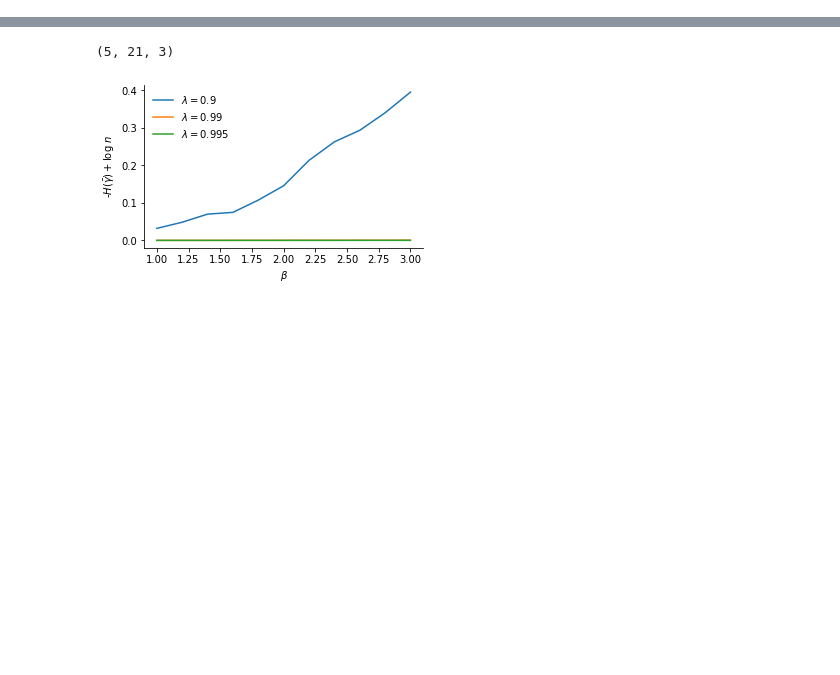
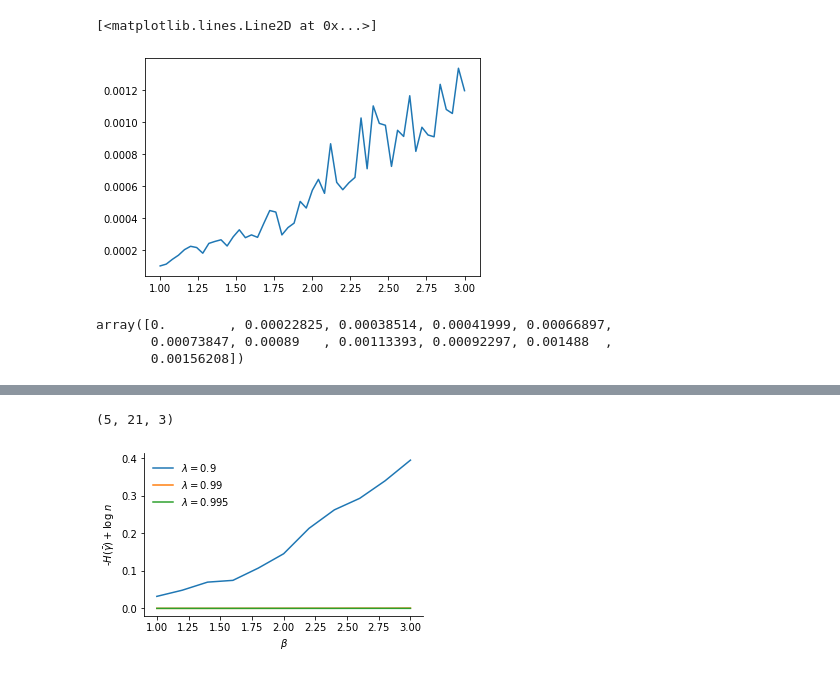
Before and after one commit to PhilChodrow/prestige_reinforcement, a Jupyter notebook: descriptives.ipynb, the cells around one changed output, grey strips where cells are left out. Cells and saved outputs as stored; diff of their text form; code cells hidden in the pictures; blank space fills up the shorter version.

```diff
--- a/descriptives.ipynb
+++ b/descriptives.ipynb
@@ -135,0 +116,30 @@ for i in range(n):
+# %%
+n_space = 51
+
+order = np.zeros(n_space)
+
+i = 0
+
+for beta in np.linspace(1, 3, n_space):
+
+    n = 70                              # this many department
+    lam = .95                          # memory param
+    n_rounds = 500                   # simulation length
+
+    A0 = np.random.randint(low = 1, high = 10, size = (n,n))                # asymmetric initial condition
+
+    methods = ['stochastic'] # use both methods
+
+    # create fig and axes
+
+        # do the simulation
+    v = simulate(n = n,
+                 beta = beta,
+                 lam = lam,
+                 n_rounds = n_rounds,
+                 update_interval = 1,
+                 A0 = A0,
+                 method = 'stochastic')
+    order[i] = np.var(v[250:,], axis = 0).mean()
+    i += 1
+    print(beta, np.var(v[250:,], axis = 0).mean())
@@ -135,0 +164,11 @@ for i in range(n):
+# %%
+plt.plot(np.linspace(1,3, n_space), order)
+# %% [output]
+[<matplotlib.lines.Line2D at 0x...>]
+[figure, added]
+# %%
+order
+# %% [output]
+array([0.        , 0.00022825, 0.00038514, 0.00041999, 0.00066897,
+       0.00073847, 0.00089   , 0.00113393, 0.00092297, 0.001488  ,
+       0.00156208])
```
Also changed, not shown: parts of 6 cells of this notebook, 3 other files.
